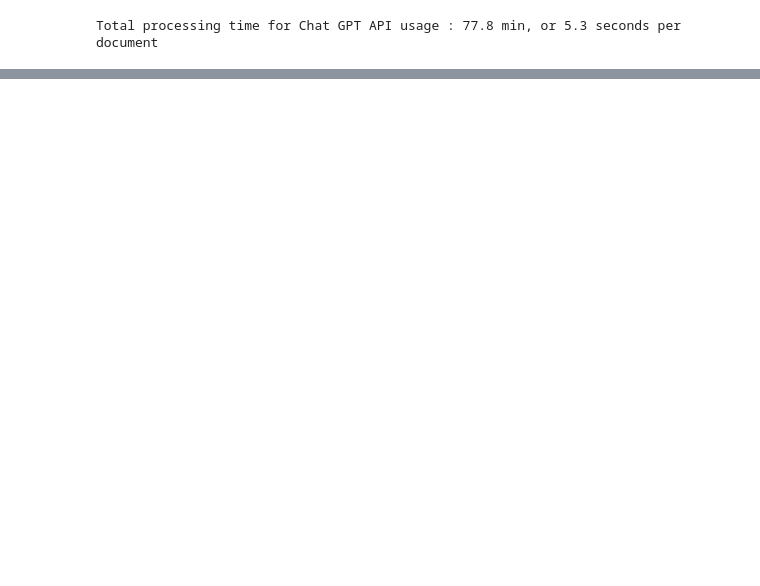
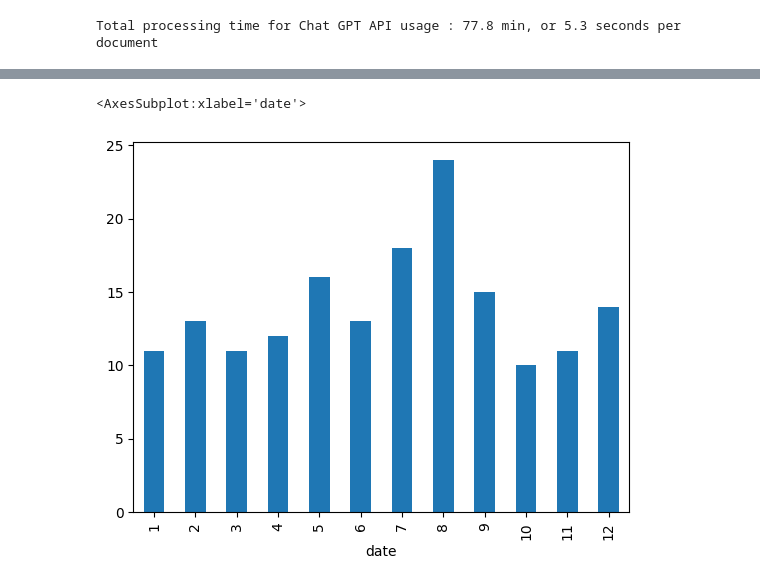
Before and after one commit to kwonowk/aviation-safety, a Jupyter notebook: aviation_incidents.ipynb, the cells around one changed output, grey strips where cells are left out. Saved outputs shown, nothing was run; the diff lists cells and outputs as text; code cells hidden in the pictures; blank space fills up the shorter version.

```diff
--- a/aviation_incidents.ipynb
+++ b/aviation_incidents.ipynb
@@ -174,0 +273,15 @@ df.to_csv('aviation_events.csv')
+# %%
+client = OpenAI(api_key = TEST_KEY)
+
+response = client.beta.chat.completions.parse(
+model="gpt-4o-mini-2024-07-18",
+temperature = 0,
+store=True,
+messages=[
+    {"role" : "system", "content": """Filter scheduled commercial airlines from the list, separated by comma"""},
+    {"role" : 'user', "content" : ", ".join(carrier_list)}
+]
+)
+# %%
+scheduled_carrier_list = response.choices[0].message.content.split(', ')
+scheduled_carrier_list
@@ -174,0 +306,3 @@ df.to_csv('aviation_events.csv')
+# %%
+passenger = passenger.loc[passenger.marketing_carrier.isin(scheduled_carrier_list)]
+passenger.head()
@@ -174,0 +316,3 @@ df.to_csv('aviation_events.csv')
+# %%
+passenger.date = pd.to_datetime(passenger.date)
+passenger.info()
@@ -174,0 +355,6 @@ df.to_csv('aviation_events.csv')
+# %%
+# Month aggregate
+passenger.groupby(passenger.date.dt.month)['date'].count().plot(kind = 'bar')
+# %% [output]
+<AxesSubplot:xlabel='date'>
+[figure, added]
```
Also changed, not shown: parts of 29 cells of this notebook.
